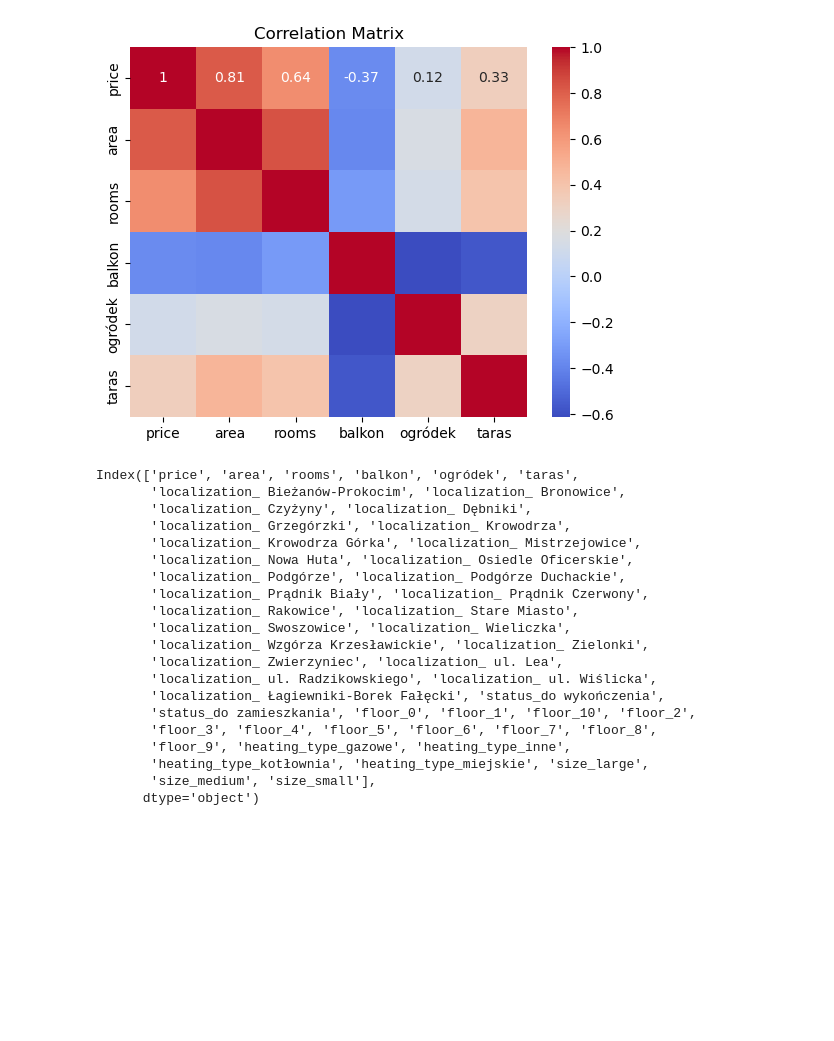
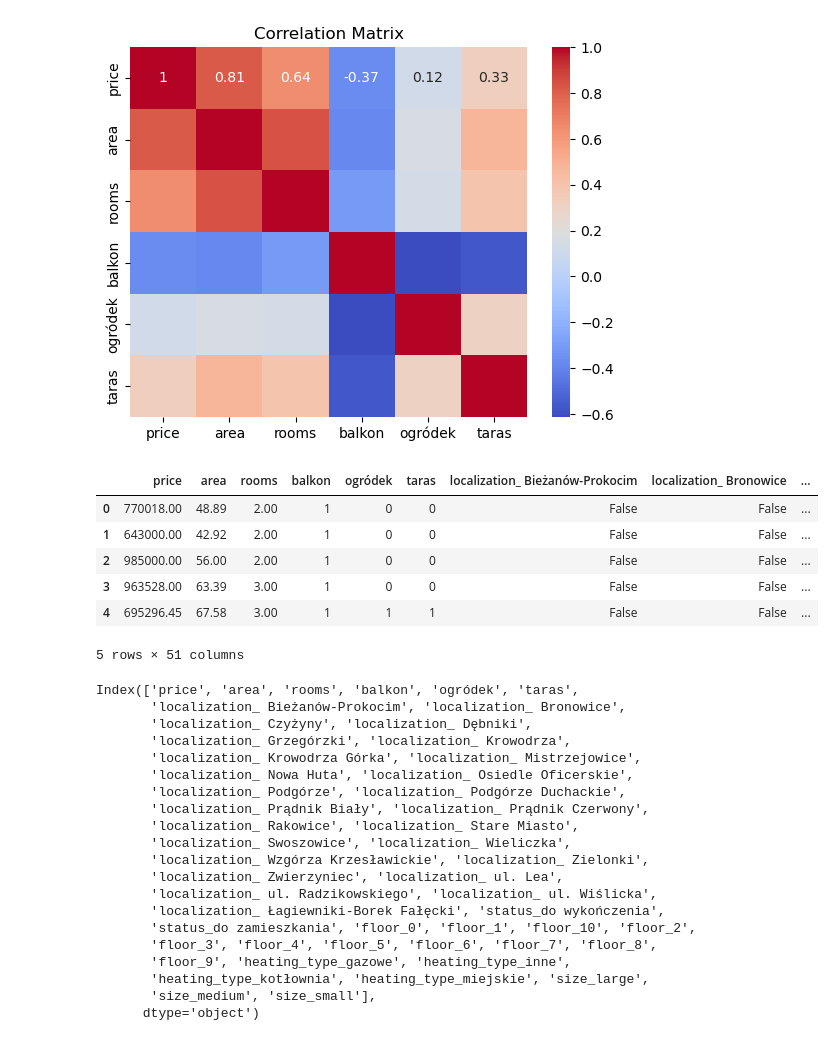
Before and after one commit to Ewelina996/real-estate-app, a Jupyter notebook: model_training/model_training.ipynb, the cells around one changed output. Drawn from its saved outputs; the diff is of its cells as text; code cells hidden in the pictures; blank space fills up the shorter version.

```diff
--- a/model_training/model_training.ipynb
+++ b/model_training/model_training.ipynb
@@ -122,4 +176,14 @@ plt.show()
 df_final = pd.get_dummies(data, drop_first=True)
+# %%
+df_final.head()
+# %% [output]
+|  | price | area | rooms | balkon | ogródek | taras | localization_ Bieżanów-Prokocim | localization_ Bronowice | ... |
+| 0 | 770018.00 | 48.89 | 2.00 | 1 | 0 | 0 | False | False | ... |
+| 1 | 643000.00 | 42.92 | 2.00 | 1 | 0 | 0 | False | False | ... |
+| 2 | 985000.00 | 56.00 | 2.00 | 1 | 0 | 0 | False | False | ... |
+| 3 | 963528.00 | 63.39 | 3.00 | 1 | 0 | 0 | False | False | ... |
+| 4 | 695296.45 | 67.58 | 3.00 | 1 | 1 | 1 | False | False | ... |
+5 rows × 51 columns
 # %%
 df_final.columns
 # %% [output]
```
Also changed, not shown: parts of 31 cells of this notebook, 7 other files.
